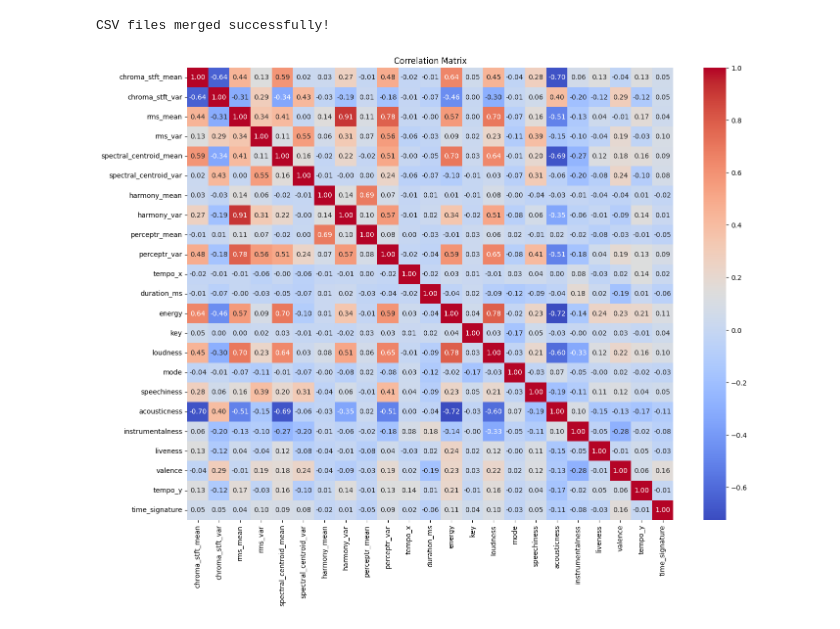
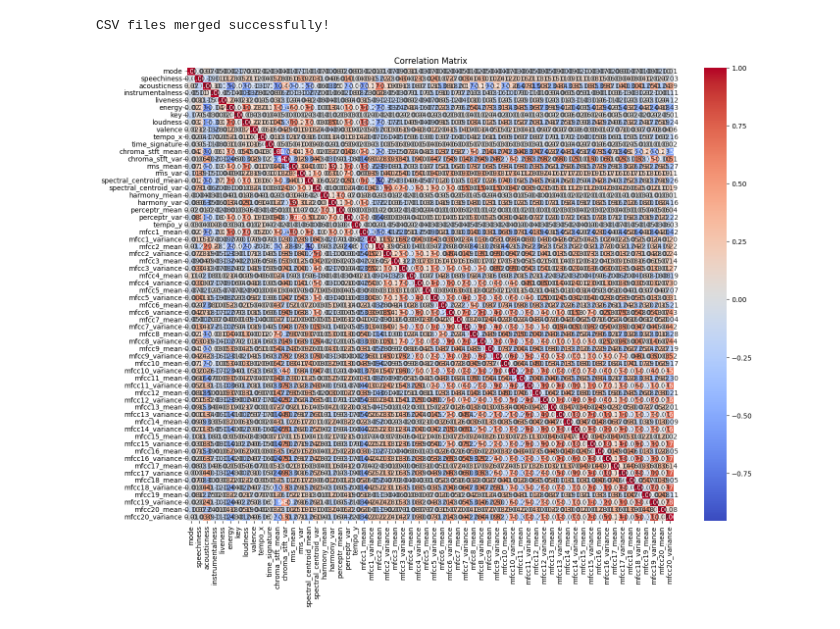
Before and after one commit to ReehalS/TeamTBD_SongClassifier, a Jupyter notebook: EDA.ipynb, the cells around one changed output. Drawn from its saved outputs; the diff is of its cells as text; code cells hidden in the pictures.

```diff
--- a/EDA.ipynb
+++ b/EDA.ipynb
@@ -105,33 +116,52 @@ CSV files merged successfully!
 # %%
 # Make correlation matrices
 
 import pandas as pd
 import seaborn as sns
 import matplotlib.pyplot as plt
 
 # Load the CSV file
-data = pd.read_csv('./GeneratedData/combined_data_with_musicInfo.csv')
+data = pd.read_csv('./GeneratedData/combined_data_with_musicInfo_and_more.csv')
+
+columns = [
+    'track_id', 'tags', 'genre', 'mode','speechiness','acousticness','instrumentalness','liveness', 'energy', 'key', 'loudness', 'valence', 'tempo_x', 'time_signature',
+    'chroma_stft_mean', 'chroma_stft_var', 'rms_mean', 'rms_var', 'spectral_centroid_mean',
+    'spectral_centroid_var', 'harmony_mean', 'harmony_var', 'perceptr_mean', 'perceptr_var',
+    'tempo_y', 'mfcc1_mean', 'mfcc1_variance', 'mfcc2_mean', 'mfcc2_variance', 'mfcc3_mean',
+    'mfcc3_variance', 'mfcc4_mean', 'mfcc4_variance', 'mfcc5_mean', 'mfcc5_variance', 'mfcc6_mean',
+    'mfcc6_variance', 'mfcc7_mean', 'mfcc7_variance', 'mfcc8_mean', 'mfcc8_variance', 'mfcc9_mean',
+    'mfcc9_variance', 'mfcc10_mean', 'mfcc10_variance', 'mfcc11_mean', 'mfcc11_variance', 'mfcc12_mean',
+    'mfcc12_variance', 'mfcc13_mean', 'mfcc13_variance', 'mfcc14_mean', 'mfcc14_variance', 'mfcc15_mean',
+    'mfcc15_variance', 'mfcc16_mean', 'mfcc16_variance', 'mfcc17_mean', 'mfcc17_variance', 'mfcc18_mean',
+    'mfcc18_variance', 'mfcc19_mean', 'mfcc19_variance', 'mfcc20_mean', 'mfcc20_variance'
+]
+
 
 # Select the columns to include in the correlation matrix
 columns_to_include = [
-    'chroma_stft_mean', 'chroma_stft_var', 'rms_mean', 'rms_var',
-    'spectral_centroid_mean', 'spectral_centroid_var', 'harmony_mean',
-    'harmony_var', 'perceptr_mean', 'perceptr_var', 'tempo_x',
-    'duration_ms', 'energy', 'key', 'loudness', 'mode', 'speechiness',
-    'acousticness', 'instrumentalness', 'liveness', 'valence', 'tempo_y',
-    'time_signature'
+    'mode','speechiness','acousticness','instrumentalness','liveness', 'energy', 'key', 'loudness', 'valence', 'tempo_x', 'time_signature',
+    'chroma_stft_mean', 'chroma_stft_var', 'rms_mean', 'rms_var', 'spectral_centroid_mean',
+    'spectral_centroid_var', 'harmony_mean', 'harmony_var', 'perceptr_mean', 'perceptr_var',
+    'tempo_y', 'mfcc1_mean', 'mfcc1_variance', 'mfcc2_mean', 'mfcc2_variance', 'mfcc3_mean',
+    'mfcc3_variance', 'mfcc4_mean', 'mfcc4_variance', 'mfcc5_mean', 'mfcc5_variance', 'mfcc6_mean',
+    'mfcc6_variance', 'mfcc7_mean', 'mfcc7_variance', 'mfcc8_mean', 'mfcc8_variance', 'mfcc9_mean',
+    'mfcc9_variance', 'mfcc10_mean', 'mfcc10_variance', 'mfcc11_mean', 'mfcc11_variance', 'mfcc12_mean',
+    'mfcc12_variance', 'mfcc13_mean', 'mfcc13_variance', 'mfcc14_mean', 'mfcc14_variance', 'mfcc15_mean',
+    'mfcc15_variance', 'mfcc16_mean', 'mfcc16_variance', 'mfcc17_mean', 'mfcc17_variance', 'mfcc18_mean',
+    'mfcc18_variance', 'mfcc19_mean', 'mfcc19_variance', 'mfcc20_mean', 'mfcc20_variance'
 ]
+
 
 # Compute the correlation matrix
 correlation_matrix = data[columns_to_include].corr()
 
 # Plot the correlation matrix using seaborn
 plt.figure(figsize=(16, 12))
 sns.heatmap(correlation_matrix, annot=True, cmap='coolwarm', fmt=".2f")
 plt.title('Correlation Matrix')
 plt.show()
 # %% [output]
-[figure, old version]
+[figure, new version]
 # %%
 # Drop columns
 
```
Also changed, not shown: parts of 4 cells of this notebook.
